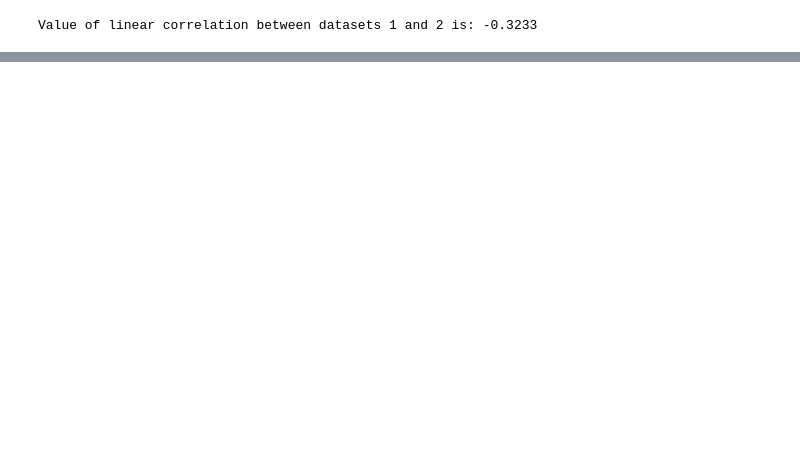
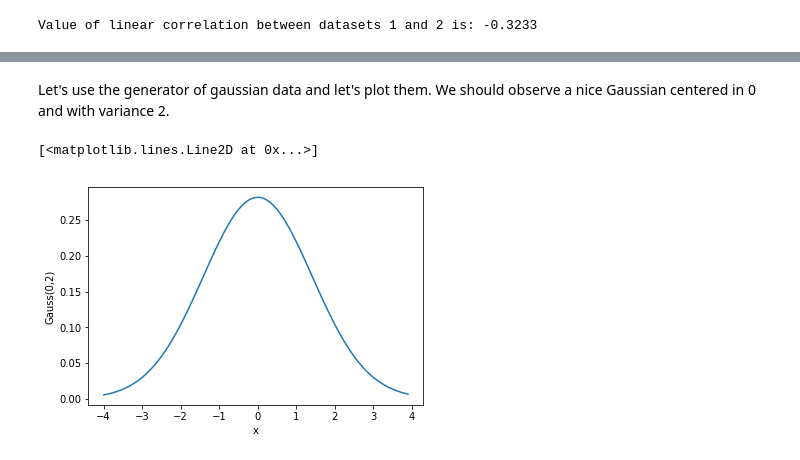
Before and after one commit to cs-cmuq/110-www, a Jupyter notebook: lectures/L22.ipynb, the cells around one changed output, grey strips where cells are left out. Saved outputs shown, nothing was run; the diff lists cells and outputs as text; code cells hidden in the pictures; blank space fills up the shorter version.

```diff
--- a/lectures/L22.ipynb
+++ b/lectures/L22.ipynb
@@ -252,0 +317,31 @@ print(hist_data)
+# %%
+def gen_gaussian(m, s, xinf, xsup, dx):
+    g = [[], []]
+    for x in np.arange(xinf, xsup, dx):
+        g[0].append(x)
+        g[1].append(1/math.sqrt(2 * math.pi * s) * math.exp(-((x - m)**2)/(2*s) ))
+    return(g)
+
+def gen_linearly_correlated_pairs(xinf, xsup, dx, variance=1):
+    slope = random.uniform(xinf, xsup)
+    lc = [[], []]
+    for x in np.arange(xinf, xsup, dx):
+        lc[0].append(x)
+        lc[1].append(random.gauss(slope * x, variance))
+    return lc
+# %% [markdown]
+Let's use the generator of gaussian data and let's plot them. We should observe a nice Gaussian centered in 0 and with variance 2.
+# %%
+mean = 0
+variance = 2
+xmin = -4
+xmax = 4
+delta_x = 0.1
+gaussian_values = gen_gaussian(mean, variance, xmin, xmax, delta_x)
+plt.figure()
+plt.xlabel('x')
+plt.ylabel('Gauss(0,2)')
+plt.plot(gaussian_values[0], gaussian_values[1])
+# %% [output]
+[<matplotlib.lines.Line2D at 0x...>]
+[figure, added]
```
Also changed, not shown: parts of 22 cells of this notebook.
